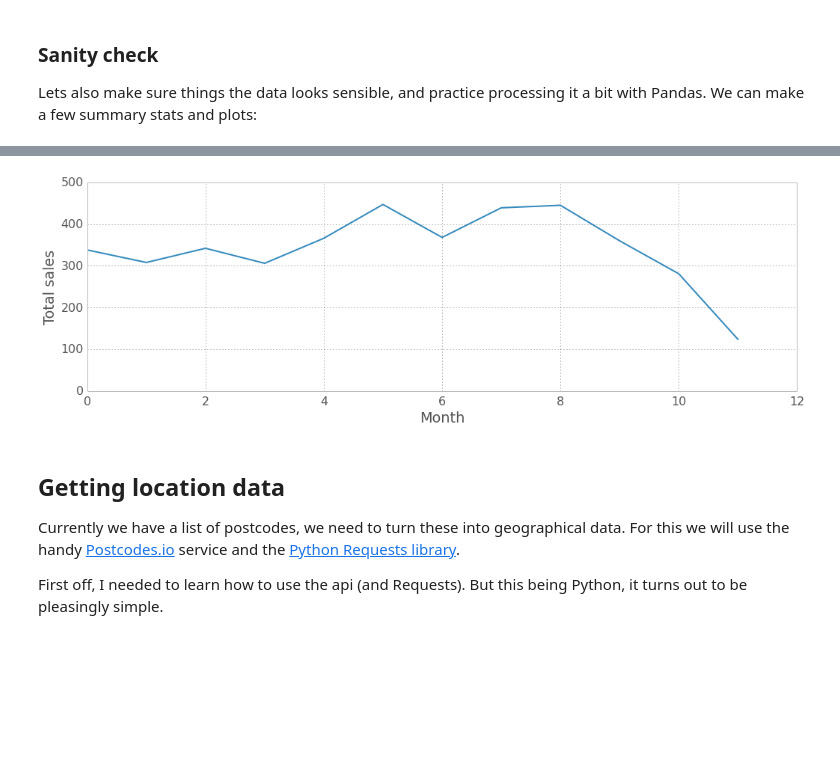
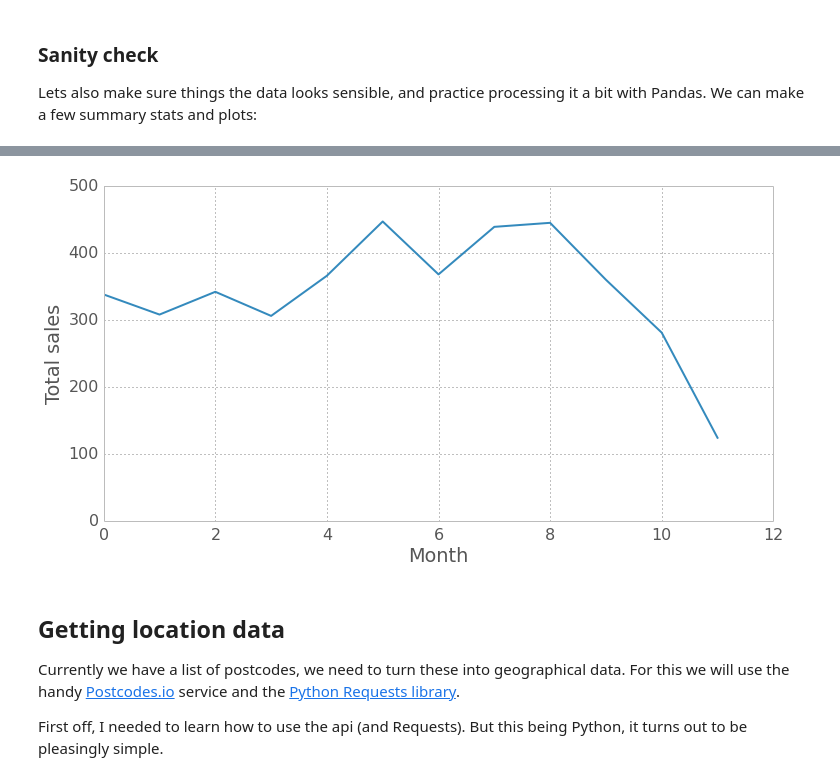
Before and after one commit to Buntworthy/notebooks, a Jupyter notebook: Cambridge house price data.ipynb, the cells around one changed output, grey strips where cells are left out. Cells and saved outputs as stored; diff of their text form; code cells hidden in the pictures; blank space fills up the shorter version.

```diff
--- a/Cambridge house price data.ipynb
+++ b/Cambridge house price data.ipynb
@@ -33,7 +33,7 @@ import time
 
 pd.options.display.mpl_style = 'default'
 from matplotlib import rcParams
-rcParams['figure.figsize'] = (10, 6)
+rcParams['figure.figsize'] = (12, 6)
 rcParams['figure.dpi'] = 150
 rcParams['font.size'] = 16
 rcParams['font.family'] = 'sans-serif'
@@ -109,13 +107,12 @@ plt.show()
 # %%
 saleCount = cropData['Price'].groupby(cropData.index.month).aggregate(len)
-plt.figure(figsize = (17, 5))
 plt.plot(saleCount)
 plt.ylim([0, 500])
 plt.xlabel('Month')
 plt.ylabel('Total sales')
 plt.show()
 # %% [output]
-[figure, old version]
+[figure, new version]
 # %% [markdown]
 ## Getting location data
 
```
Also changed, not shown: parts of 6 cells of this notebook, 2 other files.
